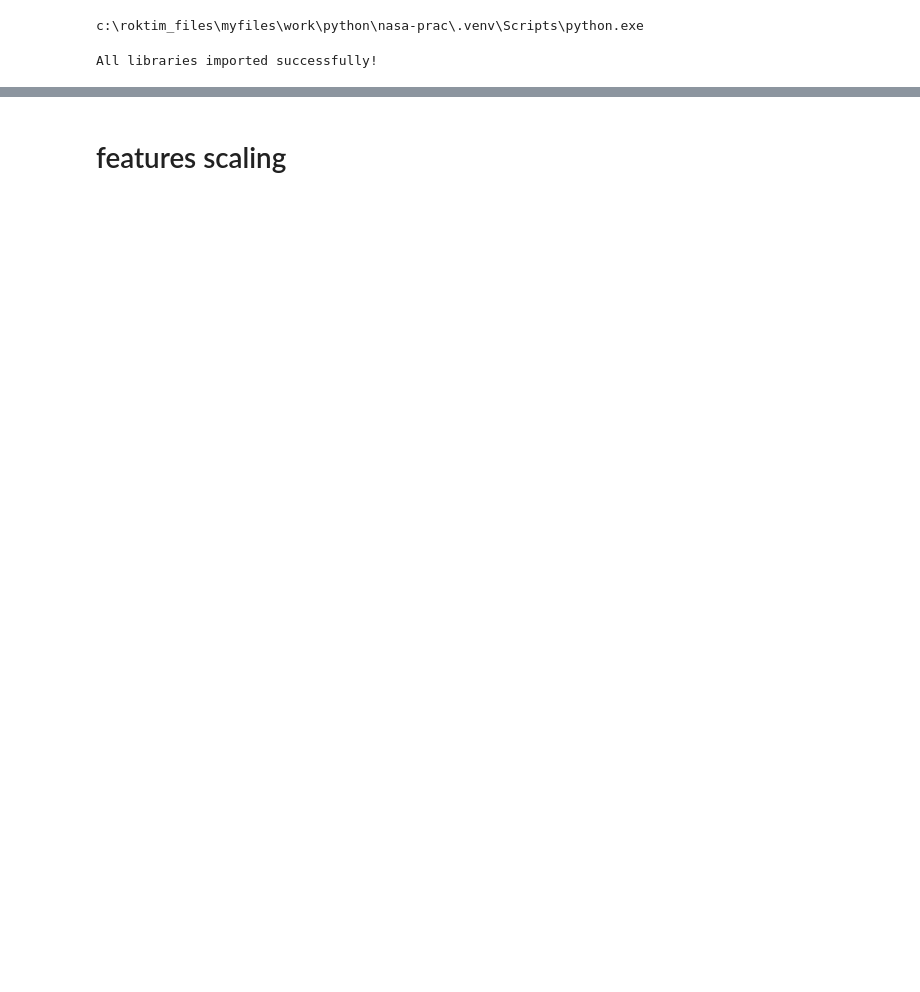
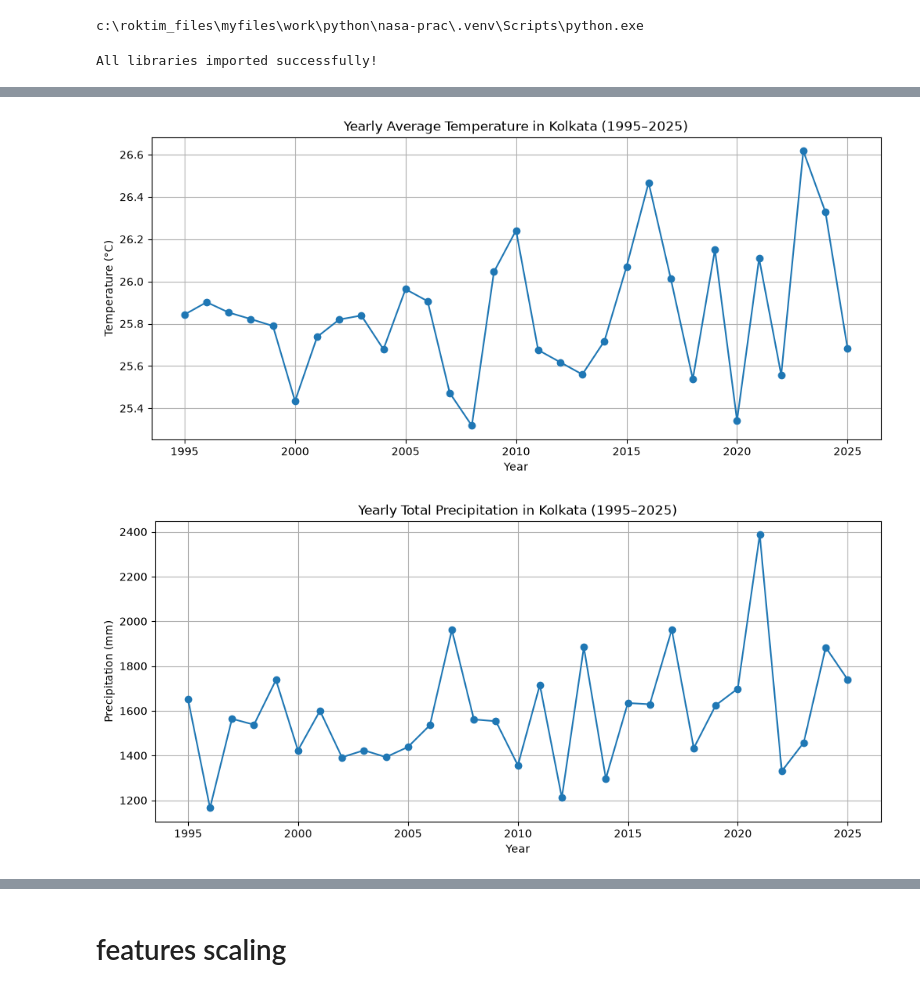
Before and after one commit to Veror245/FieldShift-AI, a Jupyter notebook: backend/ml/notebooks/data_exploration.ipynb, the cells around one changed output, grey strips where cells are left out. Saved outputs shown, nothing was run; the diff lists cells and outputs as text; code cells hidden in the pictures; blank space fills up the shorter version.

```diff
--- a/backend/ml/notebooks/data_exploration.ipynb
+++ b/backend/ml/notebooks/data_exploration.ipynb
@@ -453,0 +144,38 @@ from sklearn.preprocessing import StandardScaler
+# %%
+
+import matplotlib.pyplot as plt
+
+# Group daily observations by year
+yearly_data = climate_data.set_index("date").resample("YE").agg({
+    "t2m_c": "mean",
+    "t2m_max_c": "mean",
+    "t2m_min_c": "mean",
+    "precip_mm": "sum",
+    "humidity_pct": "mean",
+    "solar_mj": "mean",
+    "wind_speed_ms": "mean"
+})
+
+# Use year as the index
+yearly_data.index = yearly_data.index.year
+
+# Plot yearly average temperature
+plt.figure(figsize=(12, 5))
+plt.plot(yearly_data.index, yearly_data["t2m_c"], marker="o")
+plt.title("Yearly Average Temperature in Kolkata (1995–2025)")
+plt.xlabel("Year")
+plt.ylabel("Temperature (°C)")
+plt.grid(True)
+plt.show()
+
+# Plot yearly total precipitation
+plt.figure(figsize=(12, 5))
+plt.plot(yearly_data.index, yearly_data["precip_mm"], marker="o")
+plt.title("Yearly Total Precipitation in Kolkata (1995–2025)")
+plt.xlabel("Year")
+plt.ylabel("Precipitation (mm)")
+plt.grid(True)
+plt.show()
+# %% [output]
+[figure, added]
+[figure, added]
```
Also changed, not shown: parts of 108 cells of this notebook, 13 other files.
